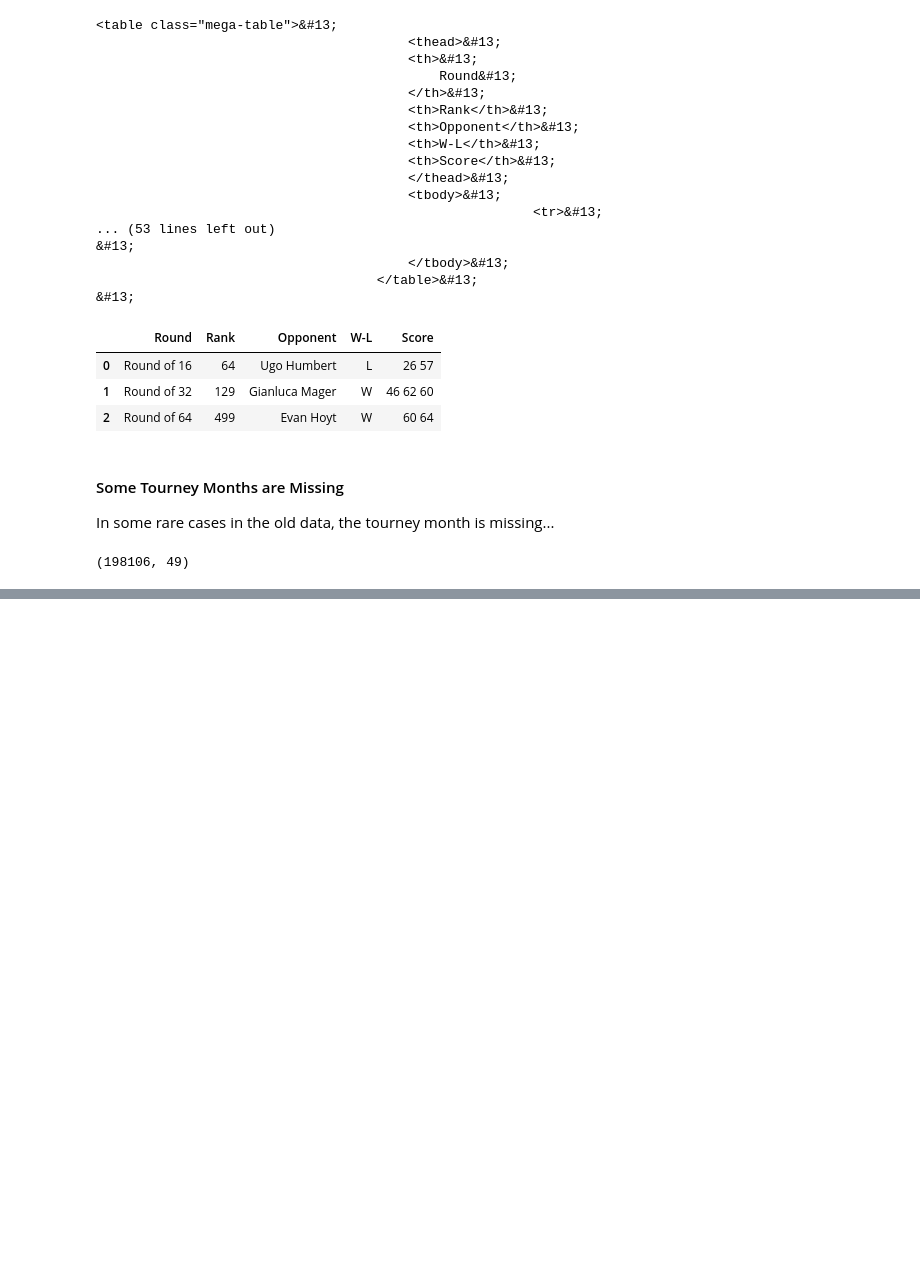
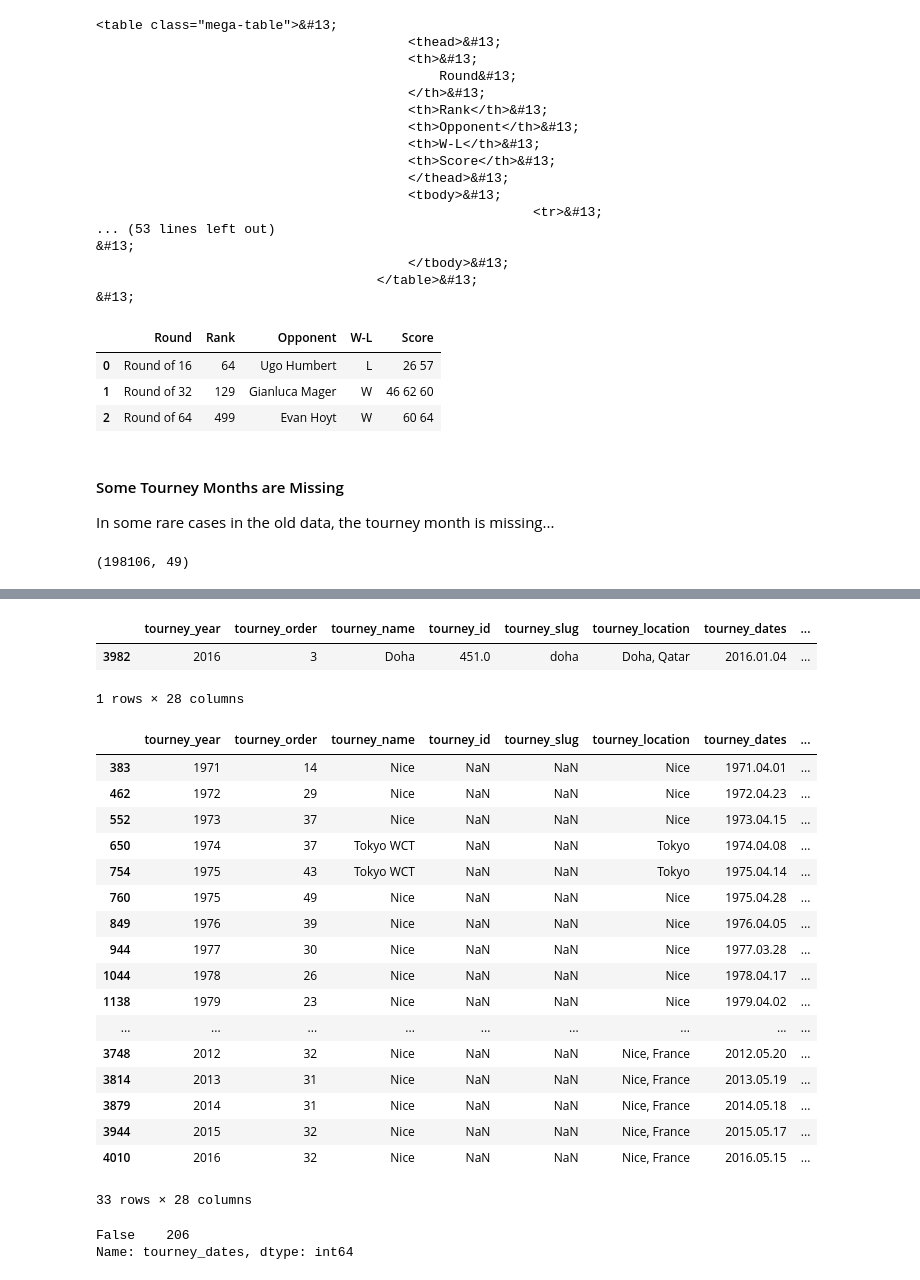
Before and after one commit to siddjagadish/tennis_new, a Jupyter notebook: tennis_new/notebooks/data_fetching_debugging.ipynb, the cells around one changed output, grey strips where cells are left out. Drawn from its saved outputs; the diff is of its cells as text; code cells hidden in the pictures; blank space fills up the shorter version.

```diff
--- a/tennis_new/notebooks/data_fetching_debugging.ipynb
+++ b/tennis_new/notebooks/data_fetching_debugging.ipynb
@@ -278,0 +360,11 @@ q.shape
+# %%
+from pathlib import Path
+from tennis_new.fetch.defs import STORED_DATA_PATH
+from tennis_new.fetch.atp_api.defs import TOURNAMENTS_HEADER
+import pandas as pd
+
+static_tourneys = pd.read_csv(
+    Path.joinpath(STORED_DATA_PATH, 'tournaments', 'tournaments_1877-2017_UNINDEXED.csv'),
+    header=None,
+    names=TOURNAMENTS_HEADER
+)
@@ -278,0 +434,2 @@ q.shape
+# %%
+static_tourneys = static_tourneys[static_tourneys['tourney_dates'].notnull()]
@@ -278,0 +505,29 @@ q.shape
+# %%
+static_tourneys[static_tourneys['tourney_year_id'] == '2016-451']
+# %% [output]
+|  | tourney_year | tourney_order | tourney_name | tourney_id | tourney_slug | tourney_location | tourney_dates | ... |
+| 3982 | 2016 | 3 | Doha | 451.0 | doha | Doha, Qatar | 2016.01.04 | ... |
+1 rows × 28 columns
+# %%
+static_tourneys[
+    static_tourneys['tourney_url_suffix'].isnull()
+]
+# %% [output]
+|  | tourney_year | tourney_order | tourney_name | tourney_id | tourney_slug | tourney_location | tourney_dates | ... |
+| 383 | 1971 | 14 | Nice | NaN | NaN | Nice | 1971.04.01 | ... |
+| 462 | 1972 | 29 | Nice | NaN | NaN | Nice | 1972.04.23 | ... |
+| 552 | 1973 | 37 | Nice | NaN | NaN | Nice | 1973.04.15 | ... |
+| 650 | 1974 | 37 | Tokyo WCT | NaN | NaN | Tokyo | 1974.04.08 | ... |
+| 754 | 1975 | 43 | Tokyo WCT | NaN | NaN | Tokyo | 1975.04.14 | ... |
+| 760 | 1975 | 49 | Nice | NaN | NaN | Nice | 1975.04.28 | ... |
+| 849 | 1976 | 39 | Nice | NaN | NaN | Nice | 1976.04.05 | ... |
+| 944 | 1977 | 30 | Nice | NaN | NaN | Nice | 1977.03.28 | ... |
+| 1044 | 1978 | 26 | Nice | NaN | NaN | Nice | 1978.04.17 | ... |
+| 1138 | 1979 | 23 | Nice | NaN | NaN | Nice | 1979.04.02 | ... |
+| ... | ... | ... | ... | ... | ... | ... | ... | ... |
+| 3748 | 2012 | 32 | Nice | NaN | NaN | Nice, France | 2012.05.20 | ... |
+| 3814 | 2013 | 31 | Nice | NaN | NaN | Nice, France | 2013.05.19 | ... |
+| 3879 | 2014 | 31 | Nice | NaN | NaN | Nice, France | 2014.05.18 | ... |
+| 3944 | 2015 | 32 | Nice | NaN | NaN | Nice, France | 2015.05.17 | ... |
+| 4010 | 2016 | 32 | Nice | NaN | NaN | Nice, France | 2016.05.15 | ... |
+33 rows × 28 columns
@@ -278,0 +540,5 @@ q.shape
+# %%
+q['tourney_dates'].isnull().value_counts()
+# %% [output]
+False    206
+Name: tourney_dates, dtype: int64
```
Also changed, not shown: parts of 23 cells of this notebook, 3 other files.
